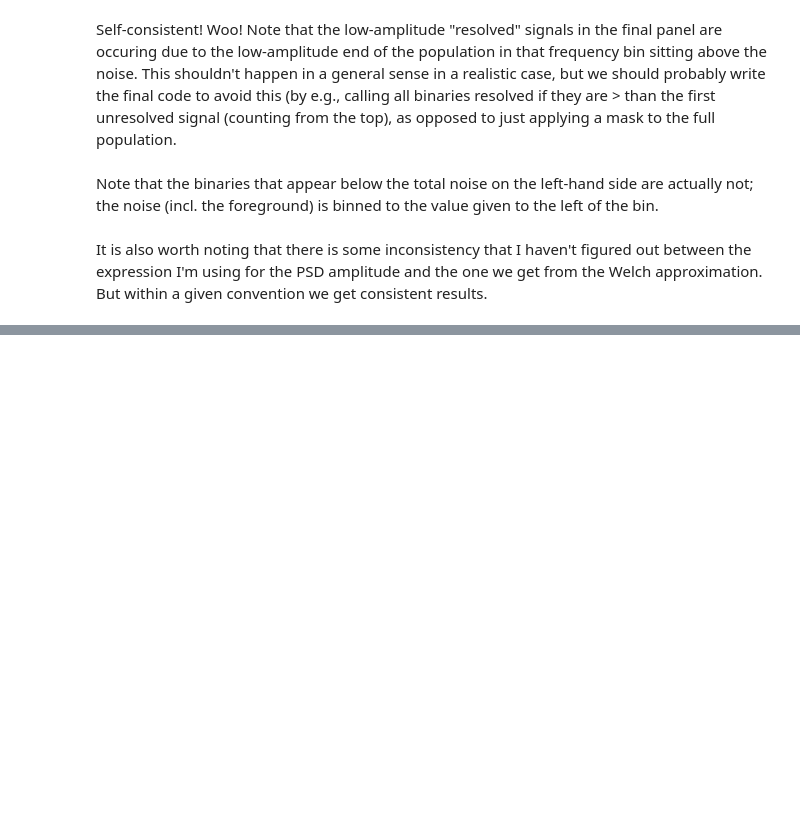
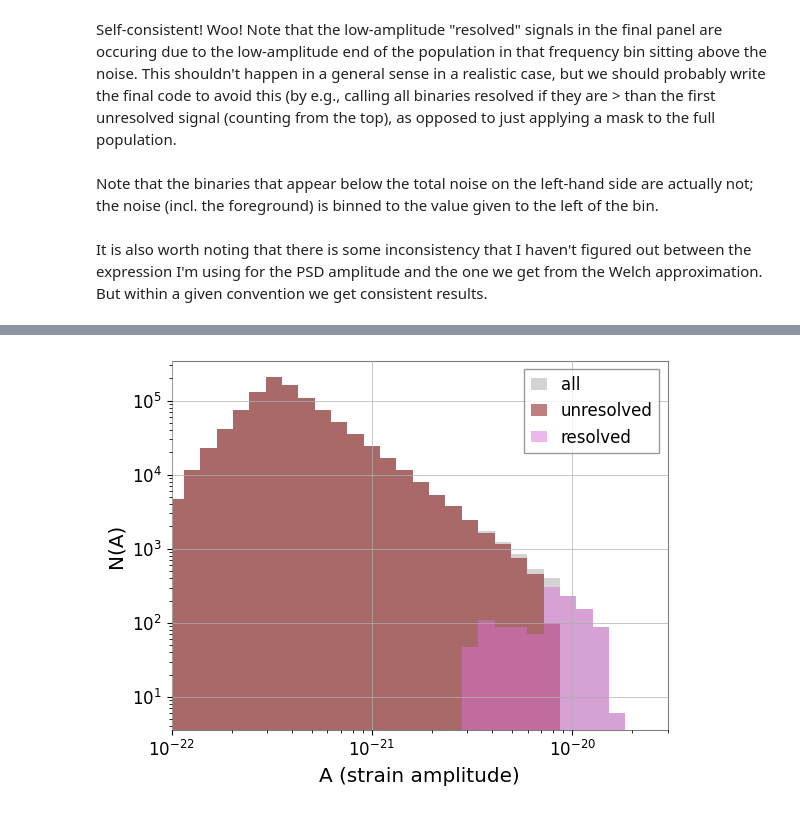
Before and after one commit to criswellalexander/gb-population-inference, a Jupyter notebook: test_gb_selection-cleaned-up.ipynb, the cells around one changed output, grey strips where cells are left out. Cells and saved outputs as stored; diff of their text form; code cells hidden in the pictures; blank space fills up the shorter version.

```diff
--- a/test_gb_selection-cleaned-up.ipynb
+++ b/test_gb_selection-cleaned-up.ipynb
@@ -1016,0 +1040,18 @@ It is also worth noting that there is some inconsistency that I haven't figured
+# %%
+bins = np.logspace(-23,-19,50)
+plt.figure()
+plt.hist(df['amplitude'],label='all',bins=bins,alpha=0.5,color='darkgrey')
+plt.hist(df['amplitude'][result_dict3['1e-04']['fast']['unres_idx']],
+         label='unresolved',bins=bins,alpha=0.5,color='maroon')
+plt.hist(df['amplitude'][result_dict3['1e-04']['fast']['res_idx']],
+         label='resolved',bins=bins,alpha=0.5,color='orchid')
+plt.xscale('log')
+plt.yscale('log')
+plt.legend()
+plt.xlabel("A (strain amplitude)")
+plt.ylabel("N(A)")
+# plt.ylim(0,0.5e21)
+plt.xlim(1e-22,3e-20)
+plt.show()
+# %% [output]
+[figure, added]
```
Also changed, not shown: parts of 3 cells of this notebook.
